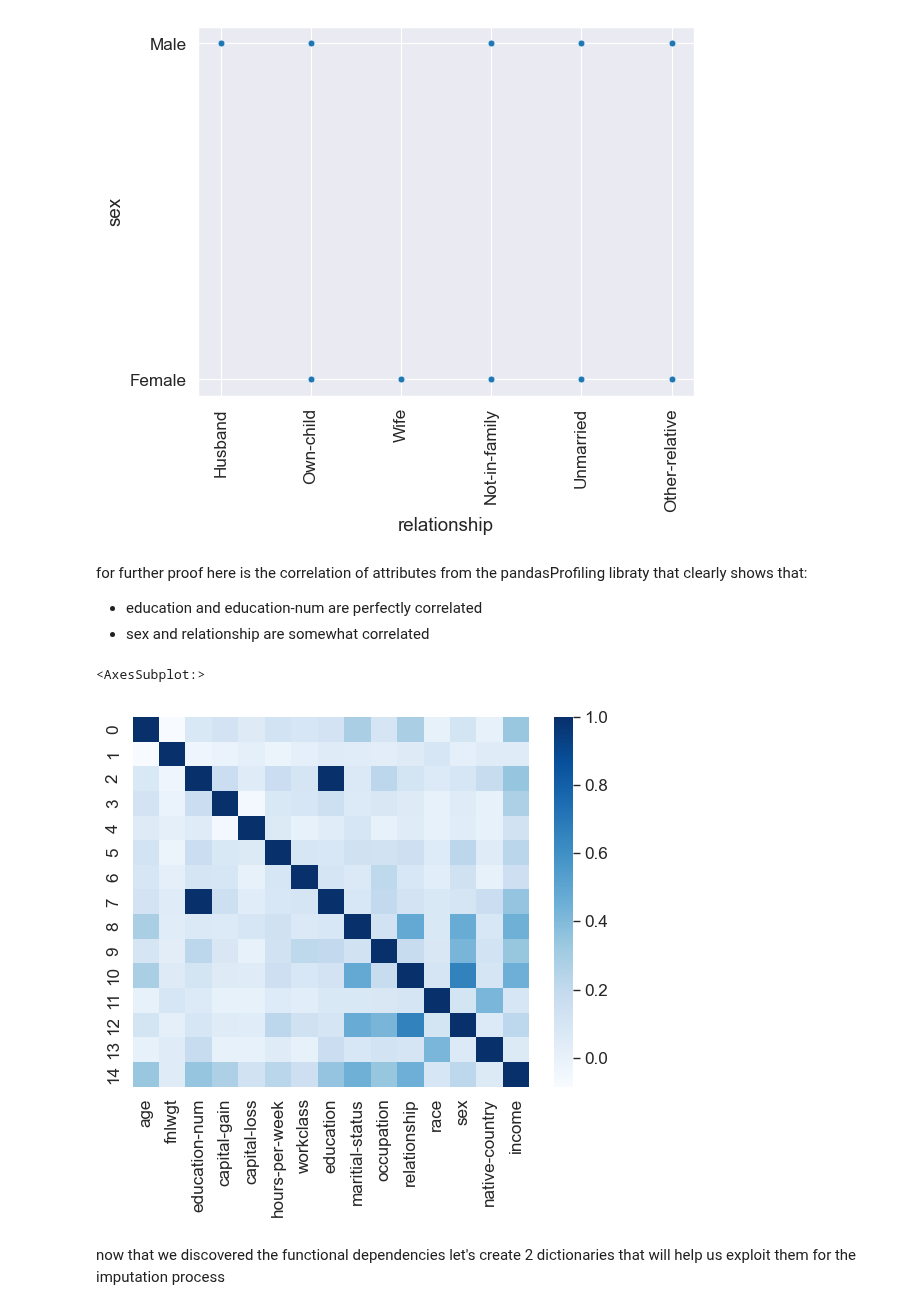
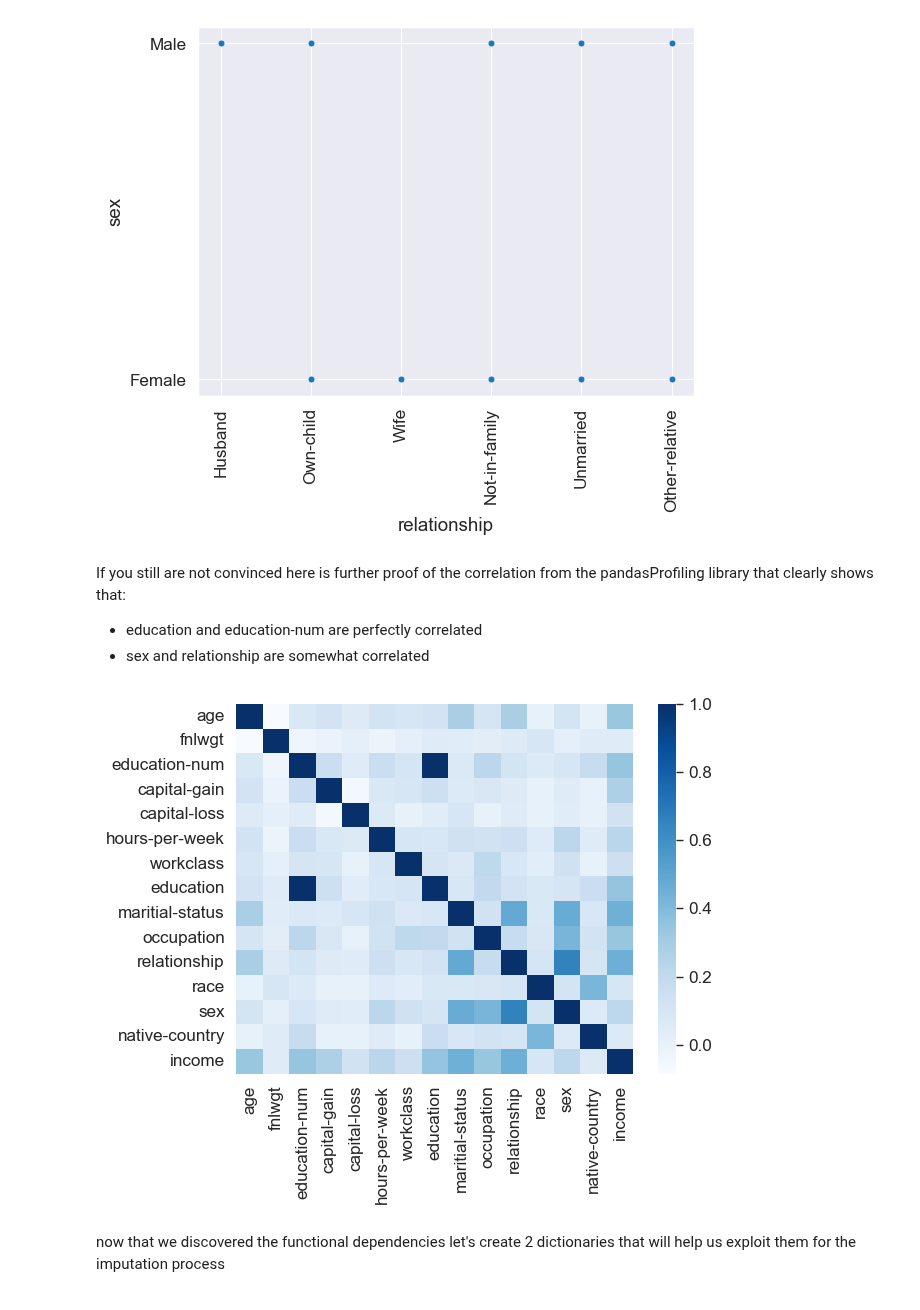
Before and after one commit to VladMarianCimpeanu/DIQ-assignment, a Jupyter notebook: code/adult_notebook_definitivo.ipynb, the cells around one changed output. Drawn from its saved outputs; the diff is of its cells as text; code cells hidden in the pictures.

```diff
--- a/code/adult_notebook_definitivo.ipynb
+++ b/code/adult_notebook_definitivo.ipynb
@@ -101,15 +102,17 @@ plt.xticks(rotation=90);
 # %% [output]
 [figure]
 # %% [markdown]
-for further proof here is the correlation of attributes from the pandasProfiling libraty that clearly shows that:
+If you still are not convinced here is further proof of the correlation from the pandasProfiling library that clearly shows that:
 - education and education-num are perfectly correlated
 - sex and relationship are somewhat correlated
 # %%
+labels = list(jfile["correlations"]["auto"][0].keys())
+
 df_correlation = pd.DataFrame(jfile["correlations"]["auto"])
-sns.heatmap(df_correlation, cmap='Blues')
+sns.heatmap(df_correlation, cmap='Blues', yticklabels=labels)
+plt.xticks(rotation=90);
 # %% [output]
-<AxesSubplot:>
-[figure, old version]
+[figure, new version]
 # %% [markdown]
 now that we discovered the functional dependencies let's create 2 dictionaries that will help us exploit them for the imputation process
 # %%
```
Also changed, not shown: parts of 34 cells of this notebook, 1 other file.
